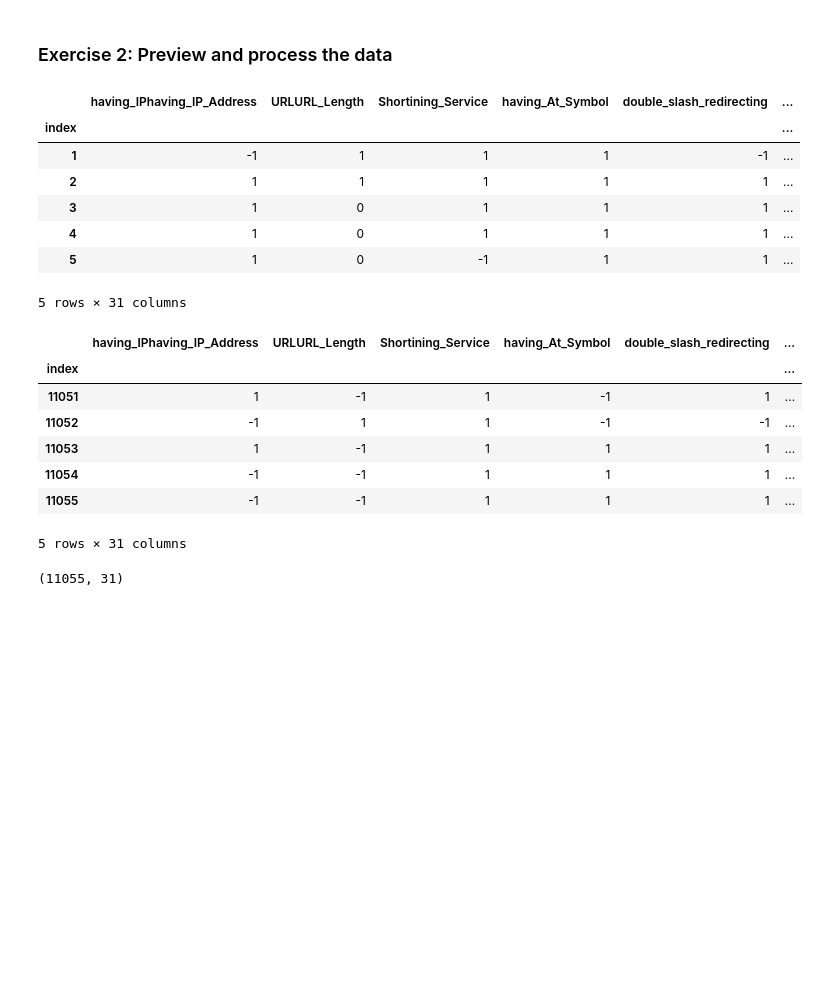
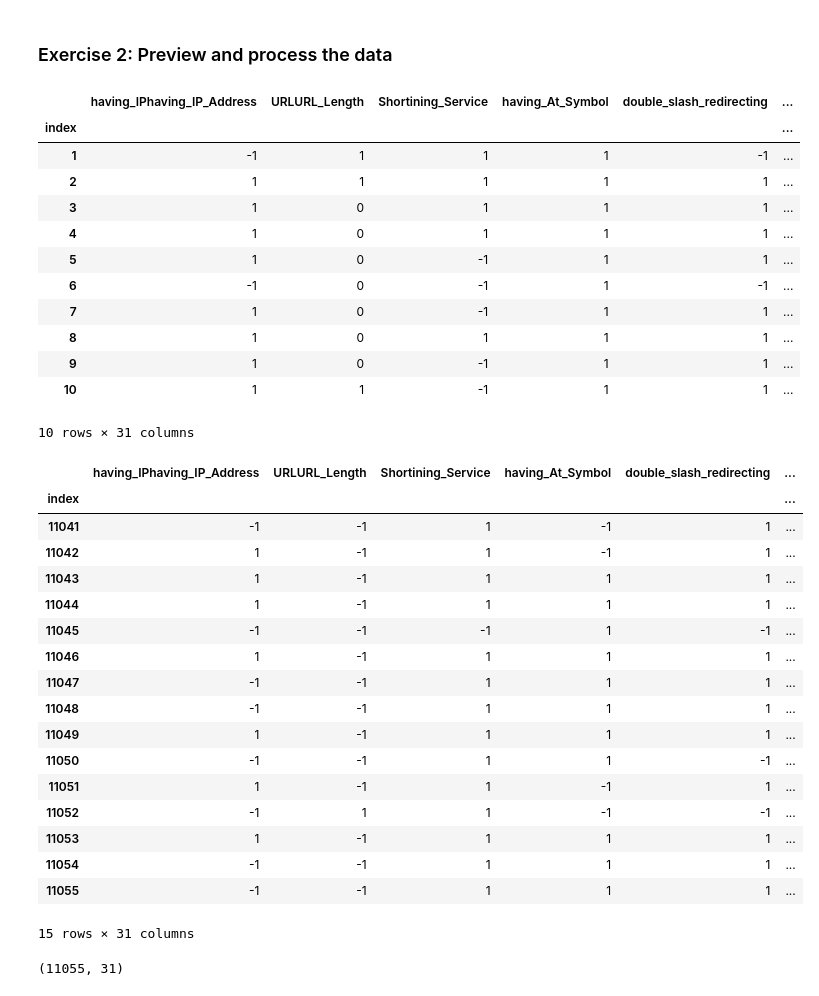
Before and after one commit to alanchow85/AIUP2, a Jupyter notebook: Lab02a_Phishing_Prediction_Exercise(AC).ipynb, the cells around one changed output. Cells and saved outputs as stored; diff of their text form; code cells hidden in the pictures; blank space fills up the shorter version.

```diff
--- a/Lab02a_Phishing_Prediction_Exercise(AC).ipynb
+++ b/Lab02a_Phishing_Prediction_Exercise(AC).ipynb
@@ -39,12 +39,12 @@ phishing_dataset.cs 100%[===================>] 835.40K   954KB/s    in 0.9s
 # %%
 # Ex1a: Load the data
-file_name2 = 'phishing_dataset.csv'
+alan_data="phishing_dataset.csv"
 # treat the column 'index' as index column in Pandas dataframe
-df = pd.read_csv(file_name2, index_col='index')
+df = pd.read_csv(alan_data, index_col="index")
 # %% [markdown]
 ### Exercise 2: Preview and process the data
 # %%
-df.head(5)
+df.head(10)
 # %% [output]
 |  | having_IPhaving_IP_Address | URLURL_Length | Shortining_Service | having_At_Symbol | double_slash_redirecting | ... |
 | index |  |  |  |  |  | ... |
@@ -53,18 +53,33 @@ df.head(5)
 | 3 | 1 | 0 | 1 | 1 | 1 | ... |
 | 4 | 1 | 0 | 1 | 1 | 1 | ... |
 | 5 | 1 | 0 | -1 | 1 | 1 | ... |
+| 6 | -1 | 0 | -1 | 1 | -1 | ... |
+| 7 | 1 | 0 | -1 | 1 | 1 | ... |
+| 8 | 1 | 0 | 1 | 1 | 1 | ... |
+| 9 | 1 | 0 | -1 | 1 | 1 | ... |
+| 10 | 1 | 1 | -1 | 1 | 1 | ... |
-5 rows × 31 columns
+10 rows × 31 columns
 # %%
-df.tail(5)
+df.tail(15)
 # %% [output]
 |  | having_IPhaving_IP_Address | URLURL_Length | Shortining_Service | having_At_Symbol | double_slash_redirecting | ... |
 | index |  |  |  |  |  | ... |
+| 11041 | -1 | -1 | 1 | -1 | 1 | ... |
+| 11042 | 1 | -1 | 1 | -1 | 1 | ... |
+| 11043 | 1 | -1 | 1 | 1 | 1 | ... |
+| 11044 | 1 | -1 | 1 | 1 | 1 | ... |
+| 11045 | -1 | -1 | -1 | 1 | -1 | ... |
+| 11046 | 1 | -1 | 1 | 1 | 1 | ... |
+| 11047 | -1 | -1 | 1 | 1 | 1 | ... |
+| 11048 | -1 | -1 | 1 | 1 | 1 | ... |
+| 11049 | 1 | -1 | 1 | 1 | 1 | ... |
+| 11050 | -1 | -1 | 1 | 1 | -1 | ... |
 | 11051 | 1 | -1 | 1 | -1 | 1 | ... |
 | 11052 | -1 | 1 | 1 | -1 | -1 | ... |
 | 11053 | 1 | -1 | 1 | 1 | 1 | ... |
 | 11054 | -1 | -1 | 1 | 1 | 1 | ... |
 | 11055 | -1 | -1 | 1 | 1 | 1 | ... |
-5 rows × 31 columns
+15 rows × 31 columns
 # %%
 # Print the shape (Get the number of rows and cols)
 df.shape
```
Also changed, not shown: parts of 12 cells of this notebook.
